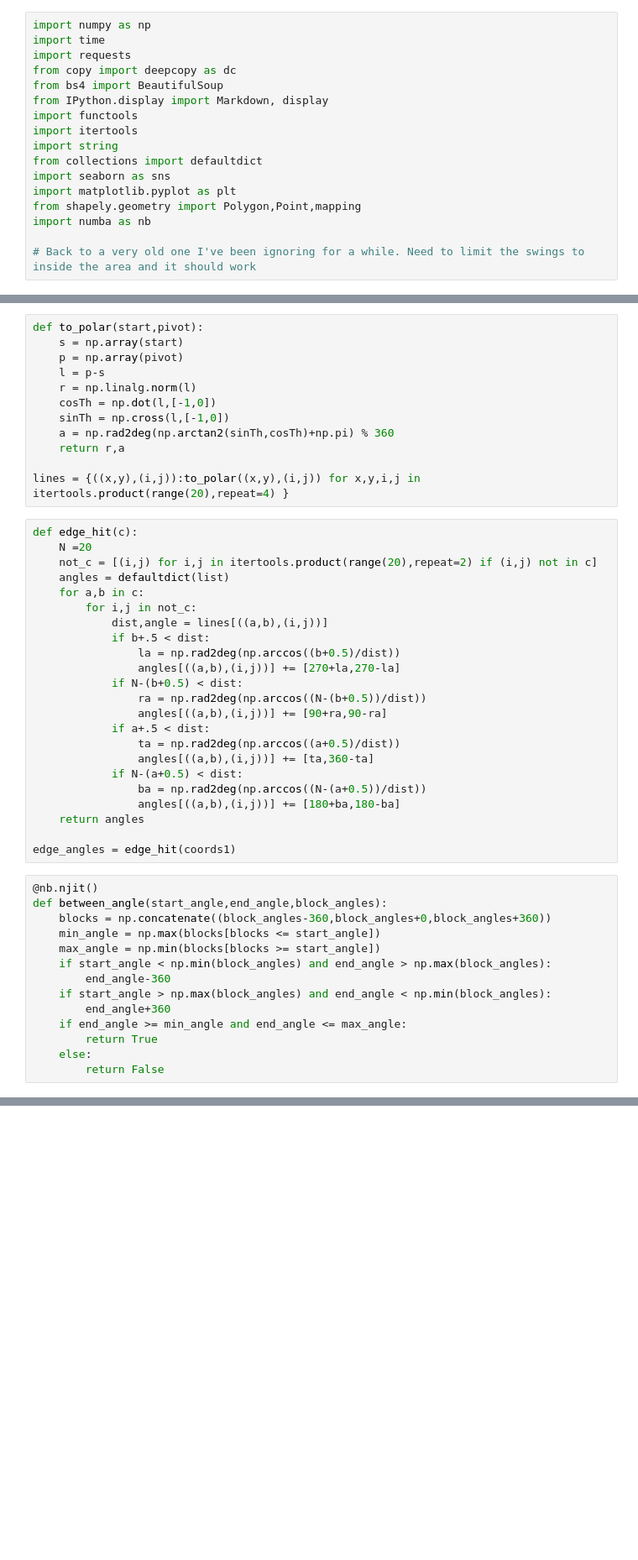
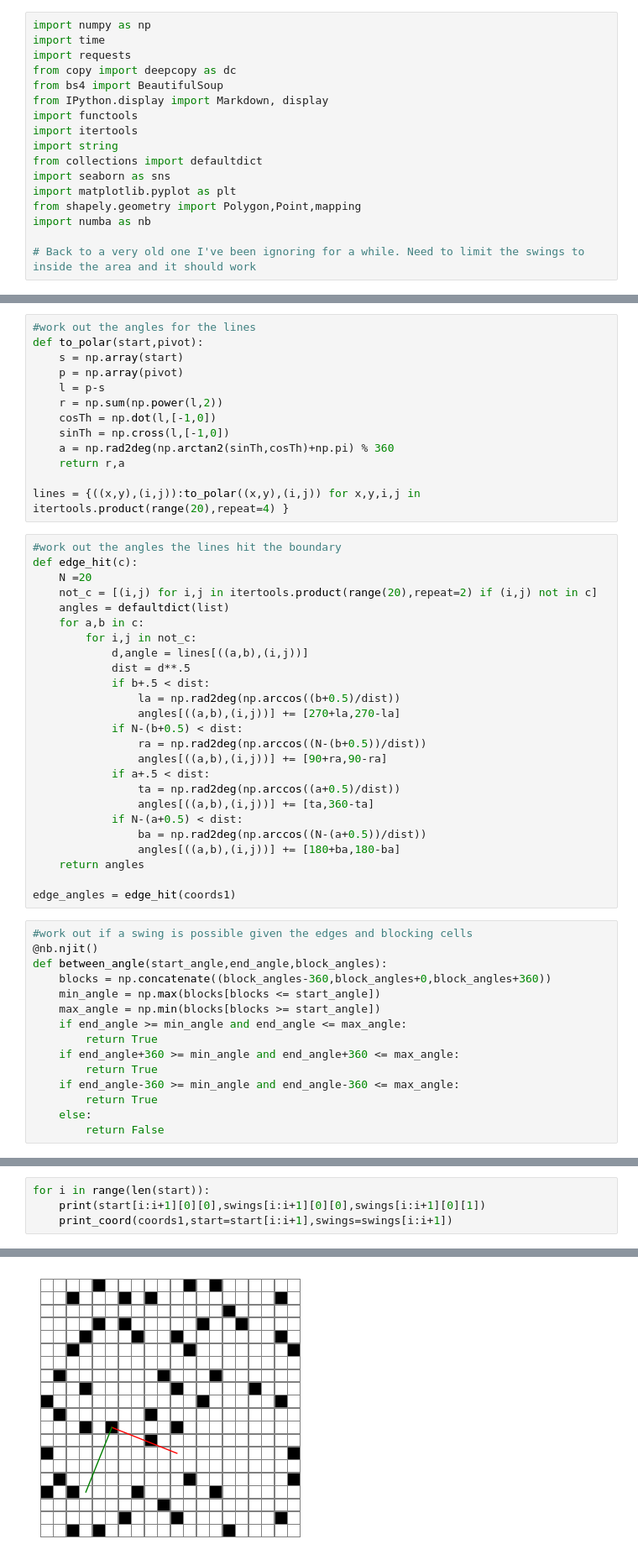
Before and after one commit to gowen100/Jane-Street-Solutions, a Jupyter notebook: 2016_8_SwingTime.ipynb, the cells around one changed output, grey strips where cells are left out. Shown: that part at 84% size. Drawn from its saved outputs; the diff is of its cells as text; blank space fills up the shorter version.

```diff
--- a/2016_8_SwingTime.ipynb
+++ b/2016_8_SwingTime.ipynb
@@ -56,9 +42,10 @@ print_coord(coords1,start=[((19,0),(16,0))],swings=[((16,0),(16,3))])
 # %%
+#work out the angles for the lines
 def to_polar(start,pivot):
     s = np.array(start)
     p = np.array(pivot)
     l = p-s
-    r = np.linalg.norm(l)
+    r = np.sum(np.power(l,2))
     cosTh = np.dot(l,[-1,0])
     sinTh = np.cross(l,[-1,0])
     a = np.rad2deg(np.arctan2(sinTh,cosTh)+np.pi) % 360
@@ -66,13 +53,15 @@ def to_polar(start,pivot):
 
 lines = {((x,y),(i,j)):to_polar((x,y),(i,j)) for x,y,i,j in itertools.product(range(20),repeat=4) }
 # %%
+#work out the angles the lines hit the boundary
 def edge_hit(c):
     N =20
     not_c = [(i,j) for i,j in itertools.product(range(20),repeat=2) if (i,j) not in c]
     angles = defaultdict(list)
     for a,b in c:
         for i,j in not_c:
-            dist,angle = lines[((a,b),(i,j))]
+            d,angle = lines[((a,b),(i,j))]
+            dist = d**.5
             if b+.5 < dist:
                 la = np.rad2deg(np.arccos((b+0.5)/dist))
                 angles[((a,b),(i,j))] += [270+la,270-la]
@@ -89,16 +78,17 @@ def edge_hit(c):
 
 edge_angles = edge_hit(coords1)
 # %%
+#work out if a swing is possible given the edges and blocking cells
 @nb.njit()
 def between_angle(start_angle,end_angle,block_angles):
     blocks = np.concatenate((block_angles-360,block_angles+0,block_angles+360))
     min_angle = np.max(blocks[blocks <= start_angle])
     max_angle = np.min(blocks[blocks >= start_angle])
-    if start_angle < np.min(block_angles) and end_angle > np.max(block_angles):
-        end_angle-360
-    if start_angle > np.max(block_angles) and end_angle < np.min(block_angles):
-        end_angle+360
     if end_angle >= min_angle and end_angle <= max_angle:
+        return True
+    if end_angle+360 >= min_angle and end_angle+360 <= max_angle:
+        return True
+    if end_angle-360 >= min_angle and end_angle-360 <= max_angle:
         return True
     else:
         return False
@@ -214,0 +212,5 @@ print(starts)
+# %%
+for i in range(len(start)):
+    print(start[i:i+1][0][0],swings[i:i+1][0][0],swings[i:i+1][0][1])
+    print_coord(coords1,start=start[i:i+1],swings=swings[i:i+1])
+# %% [output]
@@ -214,0 +220 @@ print(starts)
+[figure, added]
```
Also changed, not shown: parts of 12 cells of this notebook.
